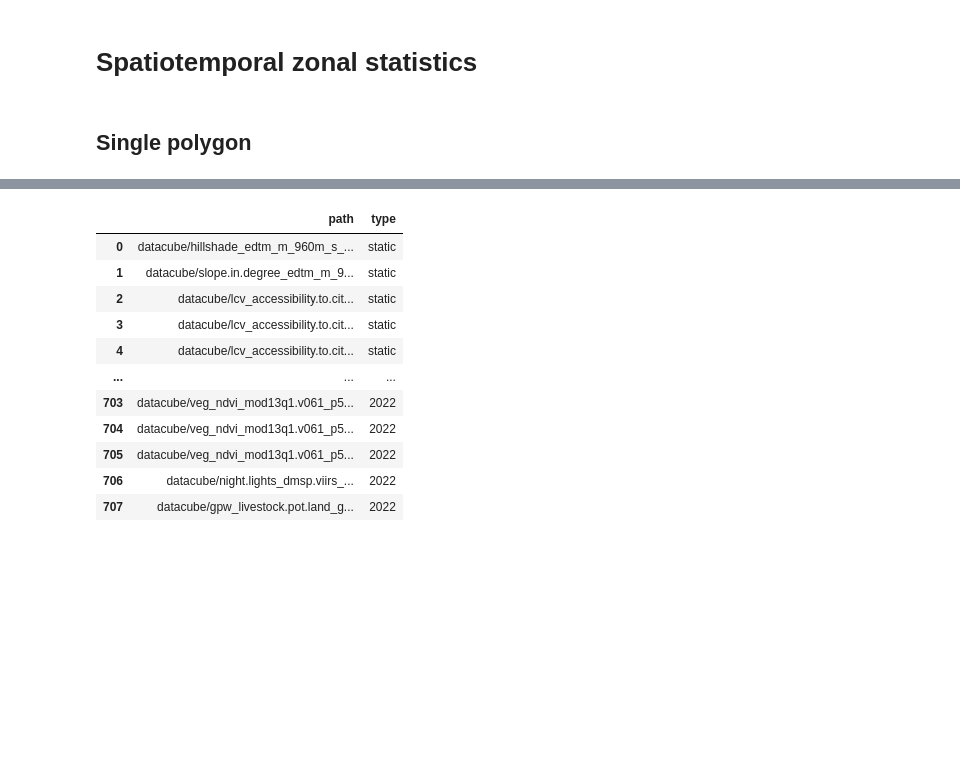
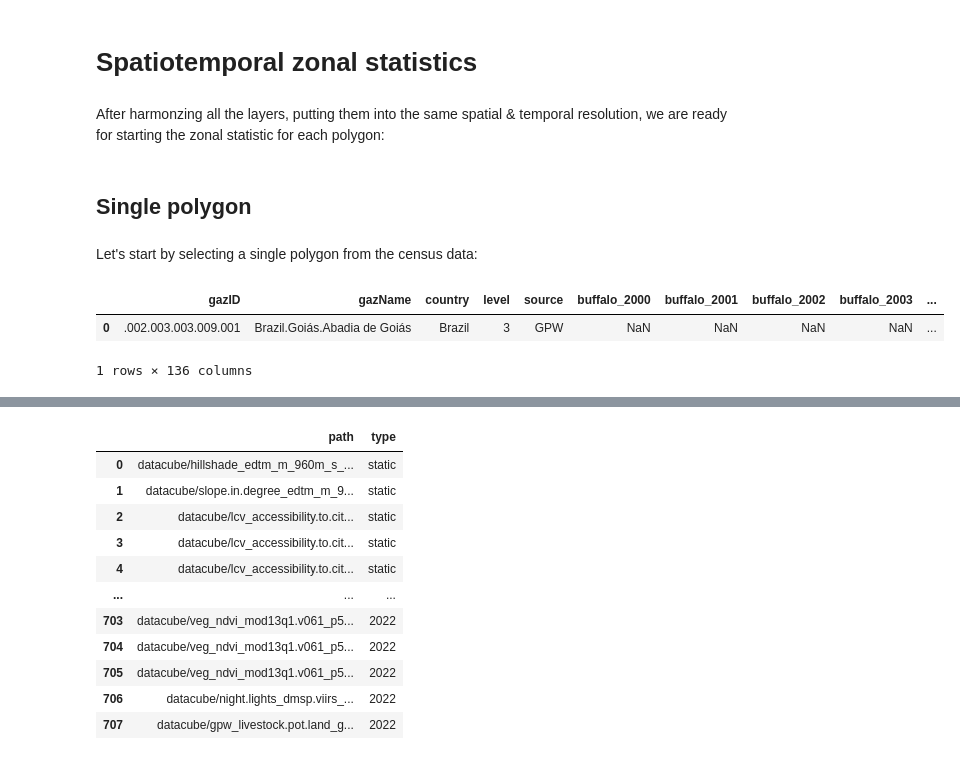
Before and after one commit to wri/global-pasture-watch, a Jupyter notebook: gld-1km/tutorial/01-AutoML_areal_regression_modeling.ipynb, the cells around one changed output, grey strips where cells are left out. Cells and saved outputs as stored; diff of their text form; code cells hidden in the pictures; blank space fills up the shorter version.

```diff
--- a/gld-1km/tutorial/01-AutoML_areal_regression_modeling.ipynb
+++ b/gld-1km/tutorial/01-AutoML_areal_regression_modeling.ipynb
@@ -171,11 +180,20 @@ Size: 0
 cat gen_datacube.in | parallel -j10
 # %% [markdown]
 # Spatiotemporal zonal statistics
+# %% [markdown]
+After harmonzing all the layers, putting them into the same spatial & temporal resolution, we are ready for starting the zonal statistic for each polygon:
 # %%
 base_path = 'datacube'
 static_covs = [ l for l in livestock_covs[livestock_covs['type'] == 'static'].layername ]
 temporal_covs = [ l for l in livestock_covs[livestock_covs['type'] == 'temporal'].layername ]
 # %% [markdown]
 ## Single polygon
+# %% [markdown]
+Let's start by selecting a single polygon from the census data:
 # %%
 polygon_samp = polygon_samples.iloc[0:1]
+polygon_samp
+# %% [output]
+|  | gazID | gazName | country | level | source | buffalo_2000 | buffalo_2001 | buffalo_2002 | buffalo_2003 | ... |
+| 0 | .002.003.003.009.001 | Brazil.Goiás.Abadia de Goiás | Brazil | 3 | GPW | NaN | NaN | NaN | NaN | ... |
+1 rows × 136 columns
```
Also changed, not shown: parts of 31 cells of this notebook, 1 other file.
